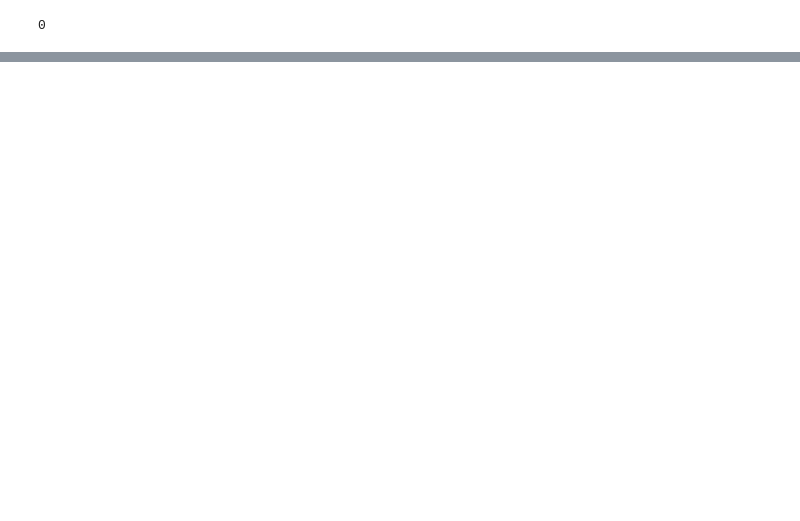
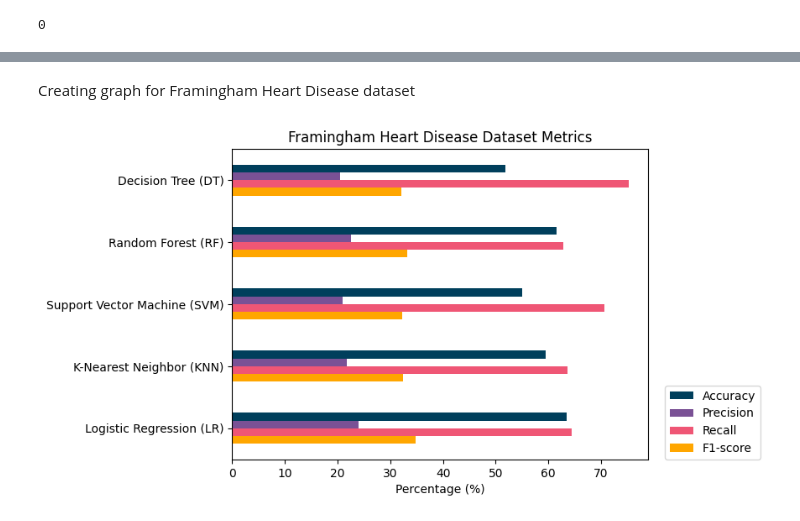
Before and after one commit to FW0912/ResearchHeartDiseasePrediction, a Jupyter notebook: Research_Heart_Disease_Classification.ipynb, the cells around one changed output, grey strips where cells are left out. Saved outputs shown, nothing was run; the diff lists cells and outputs as text; code cells hidden in the pictures; blank space fills up the shorter version.

```diff
--- a/Research_Heart_Disease_Classification.ipynb
+++ b/Research_Heart_Disease_Classification.ipynb
@@ -450,0 +914,24 @@ print(f1LR_Sdataset)
+# %% [markdown]
+Creating graph for Framingham Heart Disease dataset
+# %%
+accuracy_Fdataset = [63.44, 59.55, 54.95, 61.56, 51.77]
+precision_Fdataset = [23.92, 21.69, 20.92, 22.56, 20.46]
+recall_Fdataset = [64.34, 63.57, 70.54, 62.79, 75.19]
+f1score_Fdataset = [34.87, 32.35, 32.27, 33.20, 32.17]
+legends_Fdataset = {
+    'F1-score' : f1score_Fdataset,
+    'Recall' : recall_Fdataset,
+    'Precision' : precision_Fdataset,
+    'Accuracy' : accuracy_Fdataset
+}
+
+
+graphdf_Fdataset = pd.DataFrame(legends_Fdataset, index=models)
+graph_Fdataset = graphdf_Fdataset.plot(kind='barh', color=legendColors)
+plt.legend(reverse=True, loc=(1.04, 0))
+plt.title('Framingham Heart Disease Dataset Metrics')
+plt.xlabel('Percentage (%)')
+
+plt.show()
+# %% [output]
+[figure, added]
```
Also changed, not shown: parts of 158 cells of this notebook.
